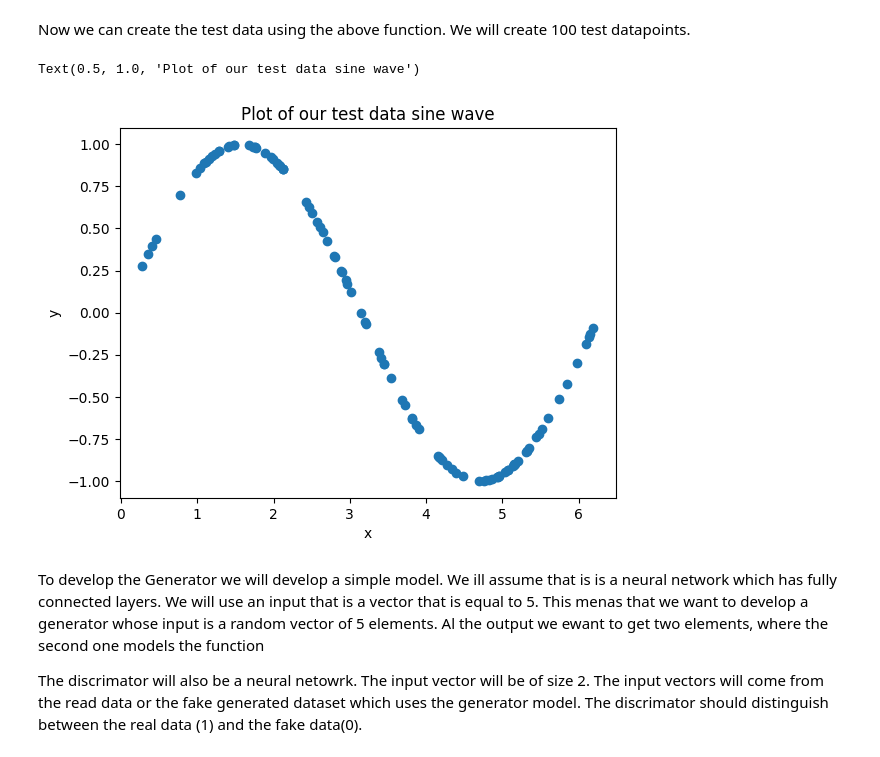
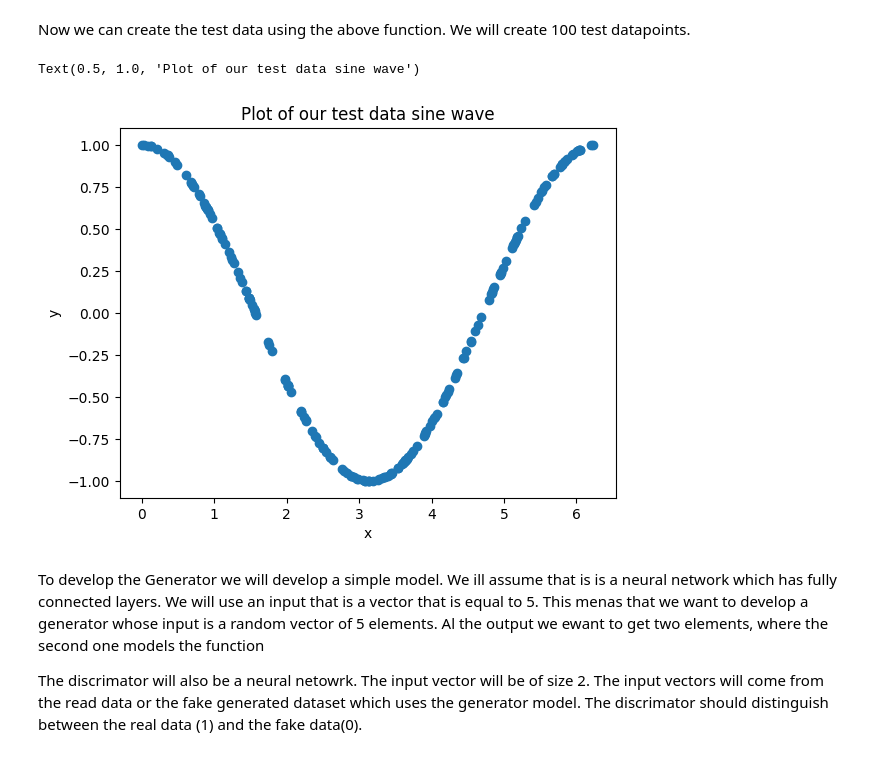
Before and after one commit to Rahy-Premji/NvidiaSpringWeek, a Jupyter notebook: GANsNotebook.ipynb, the cells around one changed output. Drawn from its saved outputs; the diff is of its cells as text; code cells hidden in the pictures.

```diff
--- a/GANsNotebook.ipynb
+++ b/GANsNotebook.ipynb
@@ -52,10 +53,11 @@ Text(0.5, 1.0, 'Plot of our sine wave')
 # %% [markdown]
 Now we can create the function that will be used to generate data samples. When creating a proper model these will come from a dataset for example a set of images. This function should not only return the variable but also return the label. As all of these are real labels they should all be returned with the label 1.
 # %%
-def generate_data_samples(n=100):
+def generate_data_samples(n):
     # here we define the number of n numbers from a Uniform distribution
     x1 = torch.rand(n) * 2 * torch.pi
-    x2 = sine_function(x1)
+    x2 = cos_function(x1)
+    #x2 = sine_function(x1)
     x1 = x1.view(n,1)
     x2 = x2.view(n,1)
     y_data = torch.ones((n,1))
@@ -64,15 +66,15 @@ def generate_data_samples(n=100):
 # %% [markdown]
 Now we can create the test data using the above function. We will create 100 test datapoints.
 # %%
-test_generated_data = generate_data_samples(100)
+test_generated_data = generate_data_samples(200)
 
 plt.scatter(test_generated_data[0][:,0].numpy(), test_generated_data[0][:,1].numpy())
 plt.xlabel("x")
 plt.ylabel("y")
 plt.title('Plot of our test data sine wave')
 # %% [output]
 Text(0.5, 1.0, 'Plot of our test data sine wave')
-[figure, old version]
+[figure, new version]
 # %% [markdown]
 To develop the Generator we will develop a simple model. We ill assume that is is a neural network which has fully connected layers. We will use an input that is a vector that is equal to 5. This menas that we want to develop a generator whose input is a random vector of 5 elements. Al the output we ewant to get two elements, where the second one models the function
 
```
Also changed, not shown: parts of 13 cells of this notebook.
